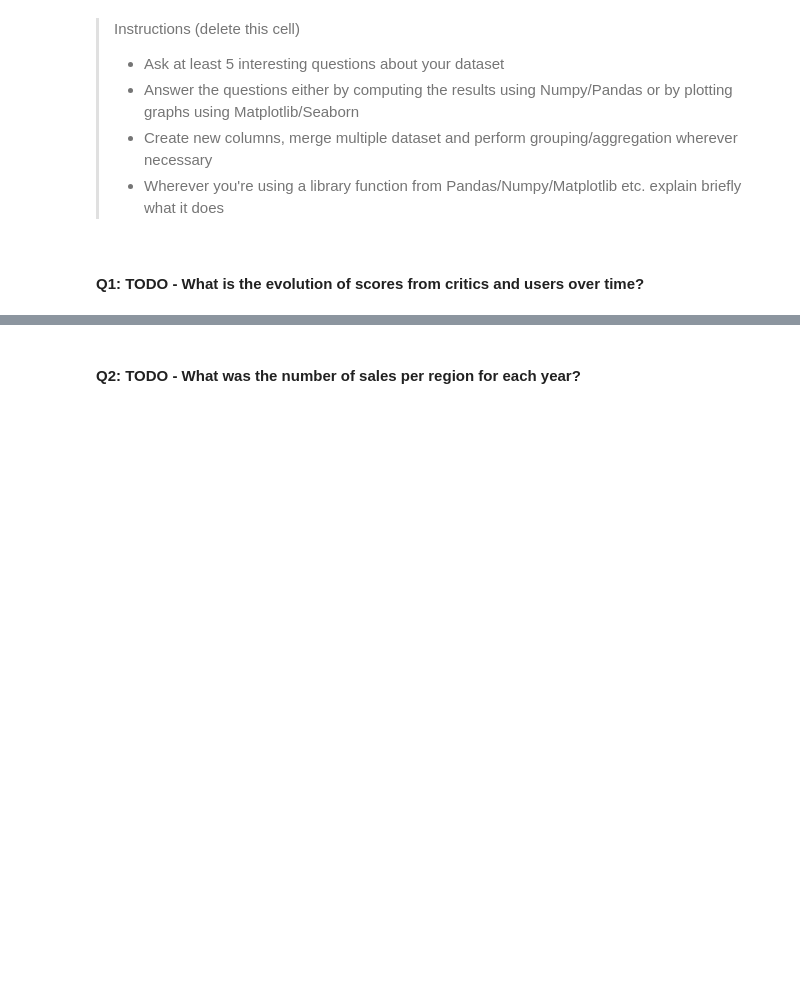
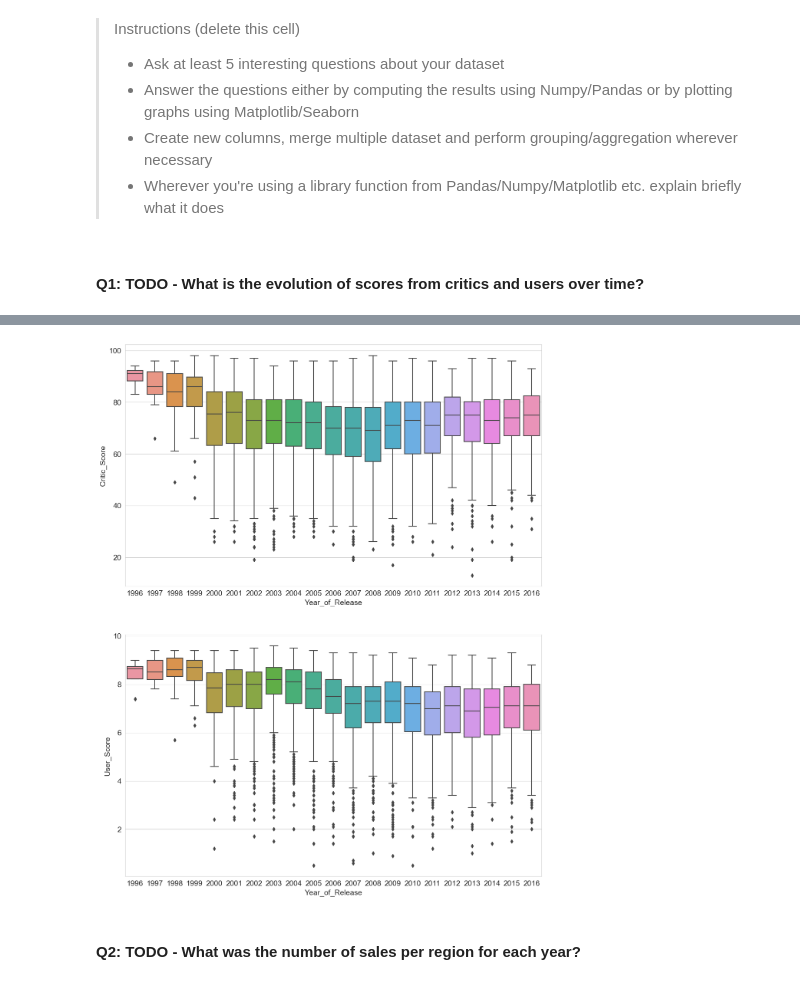
Before and after one commit to MatiasCarbone/video-game-sales-exploratory-analysis, a Jupyter notebook: video-game-sales-exploratory-analysis.ipynb, the cells around one changed output, grey strips where cells are left out. Cells and saved outputs as stored; diff of their text form; code cells hidden in the pictures; blank space fills up the shorter version.

Commit message:
added boxplots for scores

```diff
--- a/video-game-sales-exploratory-analysis.ipynb
+++ b/video-game-sales-exploratory-analysis.ipynb
@@ -362,3 +343,16 @@ game_df
+# %%
+df = game_df[['Year_of_Release', 'Critic_Score', 'User_Score']].dropna()
+df = df[df['Year_of_Release'] >= 1996]
+
+
+fig, axes = plt.subplots(2, 1, figsize=(14, 18))
+
+sns.boxplot(ax=axes[0], data=df, x='Year_of_Release', y='Critic_Score')
+sns.boxplot(ax=axes[1], data=df, x='Year_of_Release', y='User_Score')
+
+plt.show()
+# %% [output]
+[figure, added]
 # %% [markdown]
 #### Q2: TODO - What was the number of sales per region for each year?
 # %%
```
Also changed, not shown: parts of 2 cells of this notebook.
